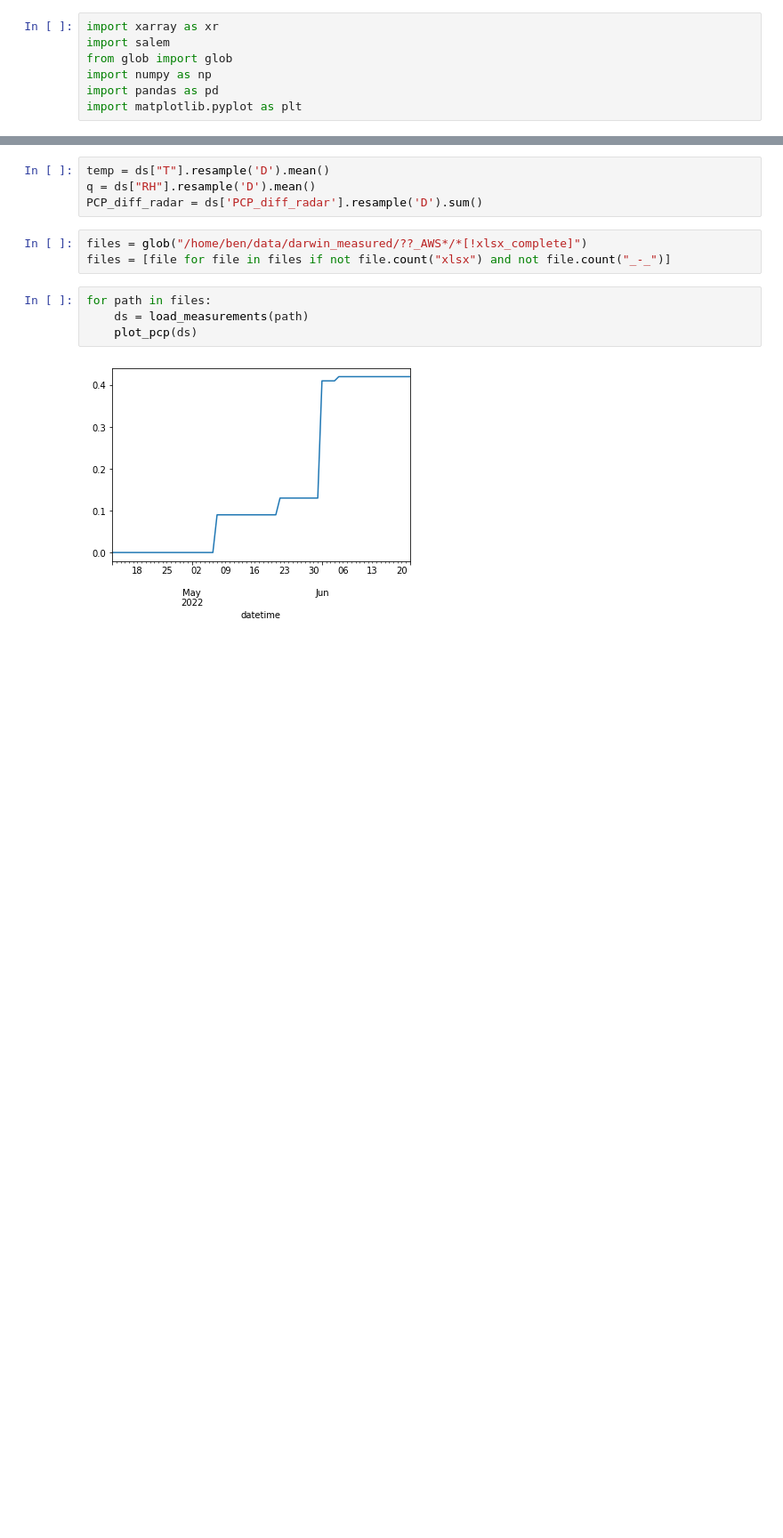
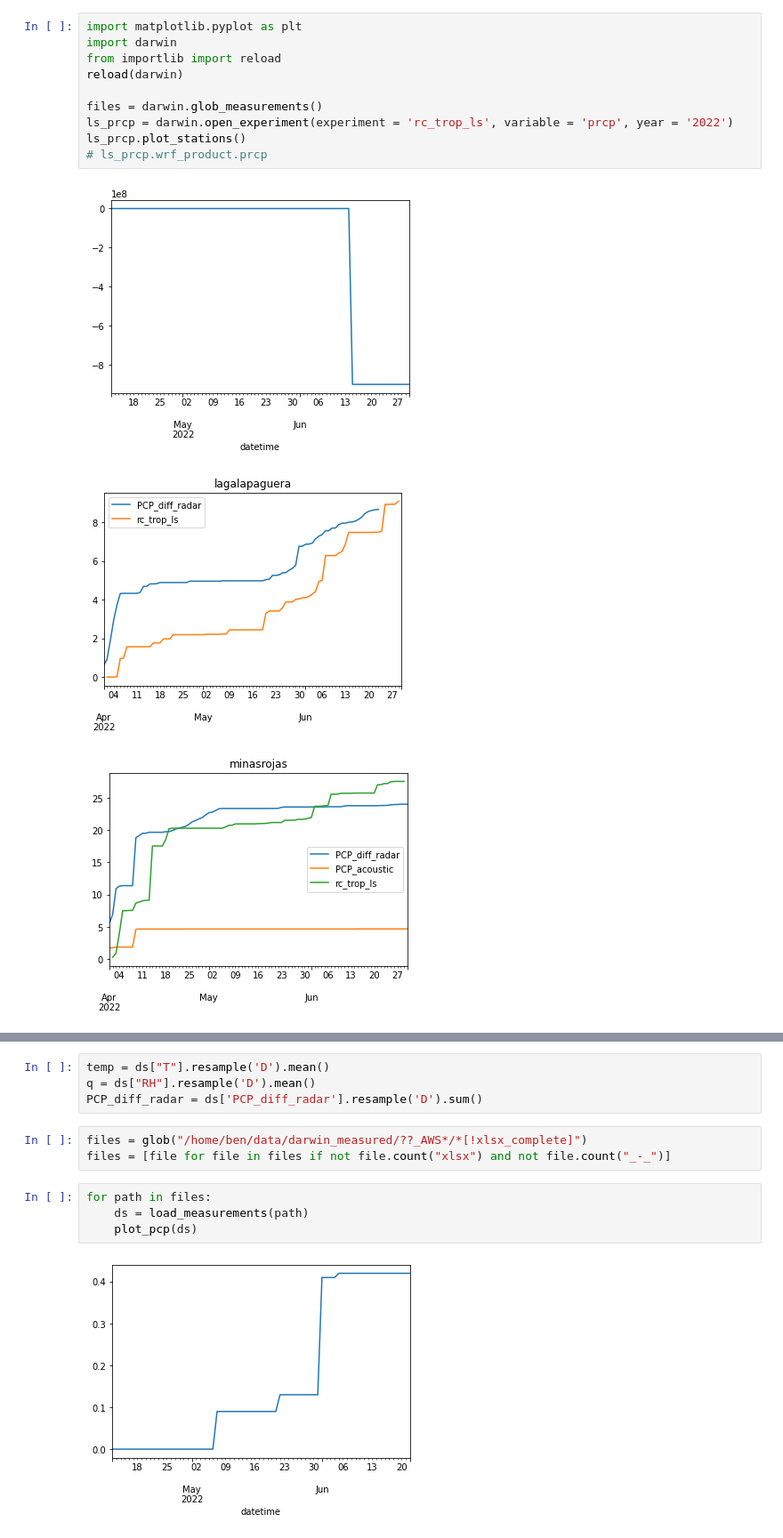
Before and after one commit to benatouba/darwin, a Jupyter notebook: analysis_of_measurements.ipynb, the cells around one changed output, grey strips where cells are left out. Shown at 89% size. Saved outputs shown, nothing was run; the diff lists cells and outputs as text; blank space fills up the shorter version.

```diff
--- a/analysis_of_measurements.ipynb
+++ b/analysis_of_measurements.ipynb
@@ -1,7 +1,14 @@
-# %%
-import xarray as xr
-import salem
-from glob import glob
-import numpy as np
-import pandas as pd
-import matplotlib.pyplot as plt
+# %%
+import matplotlib.pyplot as plt
+import darwin
+from importlib import reload
+reload(darwin)
+
+files = darwin.glob_measurements()
+ls_prcp = darwin.open_experiment(experiment = 'rc_trop_ls', variable = 'prcp', year = '2022')
+ls_prcp.plot_stations()
+# ls_prcp.wrf_product.prcp
+# %% [output]
+[figure, added]
+[figure, added]
+[figure, added]
```
Also changed, not shown: parts of 2 cells of this notebook, 1 other file.
